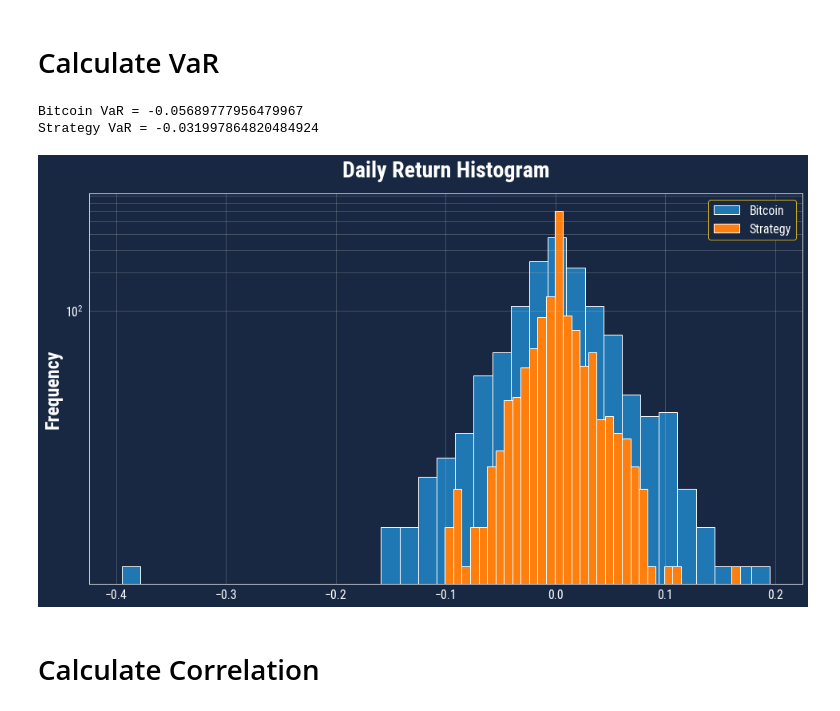
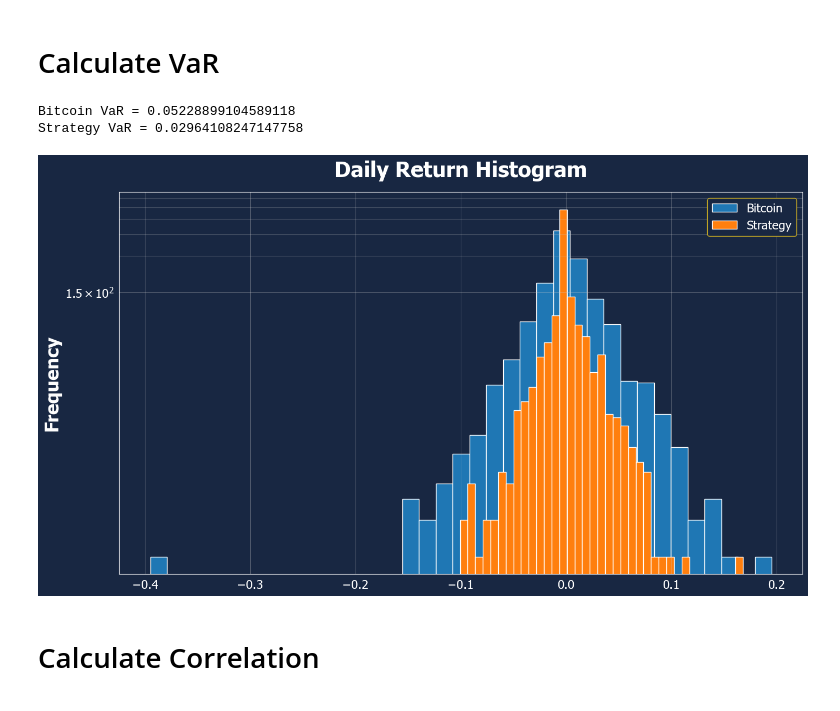
Before and after one commit to joshua-peck/truecode_metrics, a Jupyter notebook: TrueCode Metrics.ipynb, the cells around one changed output. Cells and saved outputs as stored; diff of their text form; code cells hidden in the pictures.

Commit message:
adding pitch deck metrics as separate file

```diff
--- a/TrueCode Metrics.ipynb
+++ b/TrueCode Metrics.ipynb
@@ -17,7 +17,16 @@ datafile = 'truecode-metrics-june-2023.csv'
 FOA_START_DATE = dt.fromisoformat('2019-11-19')
 FOA_END_DATE = dt.fromisoformat('2022-04-30')
 FUND_START_DATE = dt.fromisoformat('2022-05-01')
-FUND_END_DATE = dt.fromisoformat('2023-06-30')
+FUND_END_DATE = dt.fromisoformat('2023-07-31')
+# %%
+# BITCOIN-FUND is Bitcoin metrics over the same time period as the Fund
+# BITCOIN-COMBINED is Bitcoin metrics over the same time period as the combined Fund and Family Office Account
+PITCH_DECK_METRICS = {
+    'FUND': {},
+    'COMBINED': {},
+    'BITCOIN-FUND': {},
+    'BITCOIN-COMBINED': {},
+}
 # %% [markdown]
 # Font Configuration
 
@@ -148,6 +159,14 @@ prices[['Strategy', 'Bitcoin']]
 # %%
 sample = prices[FUND_START_DATE:FUND_END_DATE]
 stats = sample[['Strategy', 'Bitcoin']].calc_stats()
+
+PITCH_DECK_METRICS['FUND']['Month to Date'] = stats['Strategy'].mtd
+PITCH_DECK_METRICS['BITCOIN-FUND']['Month to Date'] = stats['Bitcoin'].mtd
+PITCH_DECK_METRICS['FUND']['Year to Date'] = stats['Strategy'].ytd
+PITCH_DECK_METRICS['BITCOIN-FUND']['Year to Date'] = stats['Bitcoin'].ytd
+PITCH_DECK_METRICS['FUND']['CAGR'] = stats['Strategy'].cagr
+PITCH_DECK_METRICS['BITCOIN-FUND']['CAGR'] = stats['Bitcoin'].cagr
+
 stats.display()
 # %% [output]
 Stat                 Strategy    Bitcoin
@@ -194,5 +210,16 @@ Text(0.5, 0.98, 'Return Histogram Matrix')
 # %%
 stats = prices[['Strategy', 'Bitcoin']].calc_stats()
+PITCH_DECK_METRICS['COMBINED']['CAGR'] = stats['Strategy'].cagr
+PITCH_DECK_METRICS['BITCOIN-COMBINED']['CAGR'] = stats['Bitcoin'].cagr
+PITCH_DECK_METRICS['COMBINED']['Daily Sortino'] = stats['Strategy'].daily_sortino
+PITCH_DECK_METRICS['BITCOIN-COMBINED']['Daily Sortino'] = stats['Bitcoin'].daily_sortino
+PITCH_DECK_METRICS['COMBINED']['Calmar'] = stats['Strategy'].calmar
+PITCH_DECK_METRICS['BITCOIN-COMBINED']['Calmar'] = stats['Bitcoin'].calmar
+PITCH_DECK_METRICS['COMBINED']['Max Drawdown'] = stats['Strategy'].max_drawdown
+PITCH_DECK_METRICS['BITCOIN-COMBINED']['Max Drawdown'] = stats['Bitcoin'].max_drawdown
+PITCH_DECK_METRICS['COMBINED']['Total Return'] = stats['Strategy'].total_return
+PITCH_DECK_METRICS['BITCOIN-COMBINED']['Total Return'] = stats['Bitcoin'].total_return
+
 stats.display()
 # %% [output]
 Stat                 Strategy    Bitcoin
@@ -335,25 +362,28 @@ Name: Strategy, Length: 1290, dtype: float64
 # %%
 bitcoin_daily_returns = prices['Bitcoin'].pct_change(freq="D")
 strategy_daily_returns = prices['Strategy'].pct_change(freq="D")
 
-VaR_95_bitcoin = bitcoin_daily_returns.quantile(0.05)
-VaR_95_strategy = strategy_daily_returns.quantile(0.05)
+VaR_95_bitcoin = abs(bitcoin_daily_returns.quantile(0.05))
+VaR_95_strategy = abs(strategy_daily_returns.quantile(0.05))
 
 print('Bitcoin VaR =', VaR_95_bitcoin)
 print('Strategy VaR =', VaR_95_strategy)
 
 ax = bitcoin_daily_returns.plot(kind='hist', logy=True, legend=True, title='Daily Return Histogram', bins=int(math.sqrt(len(bitcoin_daily_returns))))
 strategy_daily_returns.plot(kind='hist', logy=True, legend=True, bins=int(math.sqrt(len(strategy_daily_returns))))
 
 ax.yaxis.set_major_locator(mpl.ticker.MaxNLocator(integer=True))
 ax.yaxis.set_minor_locator(mpl.ticker.MaxNLocator(integer=True))
 # ax.xaxis.set_major_locator(mdates.MonthLocator(bymonth=range(1,13, 4)))
 # ax.xaxis.set_minor_locator(mdates.MonthLocator())
 ax.grid(True)
+
+PITCH_DECK_METRICS['COMBINED']['VaR (95%)'] = VaR_95_strategy
+PITCH_DECK_METRICS['BITCOIN-COMBINED']['VaR (95%)'] = VaR_95_bitcoin
 # %% [output]
-Bitcoin VaR = -0.05689777956479967
-Strategy VaR = -0.031997864820484924
+Bitcoin VaR = 0.05228899104589118
+Strategy VaR = 0.02964108247147758
-[figure, old version]
+[figure, new version]
 # %% [markdown]
 # Calculate Correlation
 # %%
```
Also changed, not shown: parts of 19 cells of this notebook, 1 other file.
